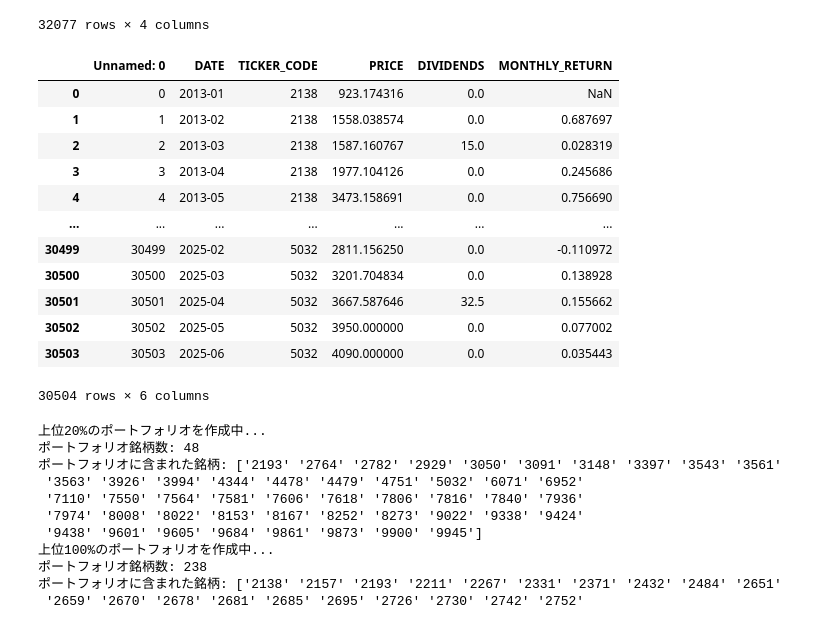
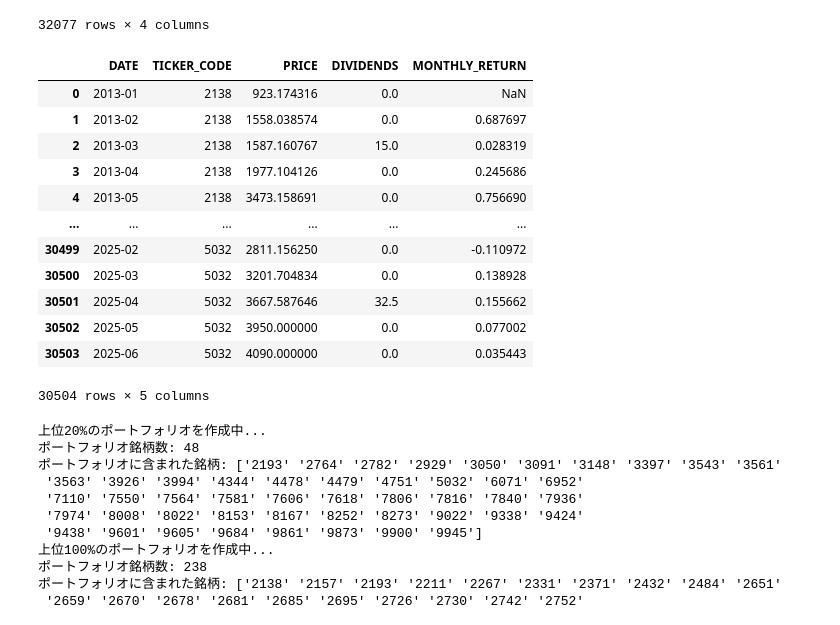
Before and after one commit to HAL128/NOWCAST, a Jupyter notebook: codebase/test_cca.ipynb, the cells around one changed output. Cells and saved outputs as stored; diff of their text form; code cells hidden in the pictures.

```diff
--- a/codebase/test_cca.ipynb
+++ b/codebase/test_cca.ipynb
@@ -81,23 +81,22 @@ yoy data: 32077
 # %%
 # price dataの読み込み
 # price_data = pd.read_csv('../../DATAHUB/price_data_with_dividends_from_yfinance_06262025.csv')
-# price_data = pd.read_csv('../../DATAHUB/new_price_data.csv')
-price_data = pd.read_csv('../data/price_data.csv')
+price_data = pd.read_csv('../../DATAHUB/new_price_data.csv')
 price_data
 # %% [output]
-|  | Unnamed: 0 | DATE | TICKER_CODE | PRICE | DIVIDENDS | MONTHLY_RETURN |
-| 0 | 0 | 2013-01 | 2138 | 923.174316 | 0.0 | NaN |
-| 1 | 1 | 2013-02 | 2138 | 1558.038574 | 0.0 | 0.687697 |
-| 2 | 2 | 2013-03 | 2138 | 1587.160767 | 15.0 | 0.028319 |
-| 3 | 3 | 2013-04 | 2138 | 1977.104126 | 0.0 | 0.245686 |
-| 4 | 4 | 2013-05 | 2138 | 3473.158691 | 0.0 | 0.756690 |
-| ... | ... | ... | ... | ... | ... | ... |
-| 30499 | 30499 | 2025-02 | 5032 | 2811.156250 | 0.0 | -0.110972 |
-| 30500 | 30500 | 2025-03 | 5032 | 3201.704834 | 0.0 | 0.138928 |
-| 30501 | 30501 | 2025-04 | 5032 | 3667.587646 | 32.5 | 0.155662 |
-| 30502 | 30502 | 2025-05 | 5032 | 3950.000000 | 0.0 | 0.077002 |
-| 30503 | 30503 | 2025-06 | 5032 | 4090.000000 | 0.0 | 0.035443 |
+|  | DATE | TICKER_CODE | PRICE | DIVIDENDS | MONTHLY_RETURN |
+| 0 | 2013-01 | 2138 | 923.174316 | 0.0 | NaN |
+| 1 | 2013-02 | 2138 | 1558.038574 | 0.0 | 0.687697 |
+| 2 | 2013-03 | 2138 | 1587.160767 | 15.0 | 0.028319 |
+| 3 | 2013-04 | 2138 | 1977.104126 | 0.0 | 0.245686 |
+| 4 | 2013-05 | 2138 | 3473.158691 | 0.0 | 0.756690 |
+| ... | ... | ... | ... | ... | ... |
+| 30499 | 2025-02 | 5032 | 2811.156250 | 0.0 | -0.110972 |
+| 30500 | 2025-03 | 5032 | 3201.704834 | 0.0 | 0.138928 |
+| 30501 | 2025-04 | 5032 | 3667.587646 | 32.5 | 0.155662 |
+| 30502 | 2025-05 | 5032 | 3950.000000 | 0.0 | 0.077002 |
+| 30503 | 2025-06 | 5032 | 4090.000000 | 0.0 | 0.035443 |
-30504 rows × 6 columns
+30504 rows × 5 columns
 # %%
 # percentiles = [10, 25, 40, 100]
 
```
Also changed, not shown: 20 other files.
